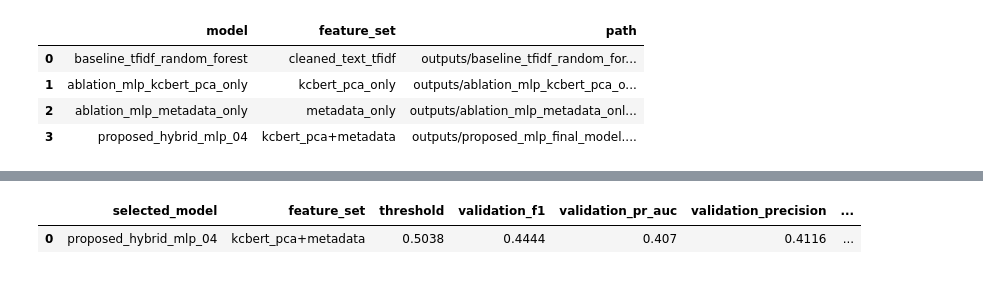
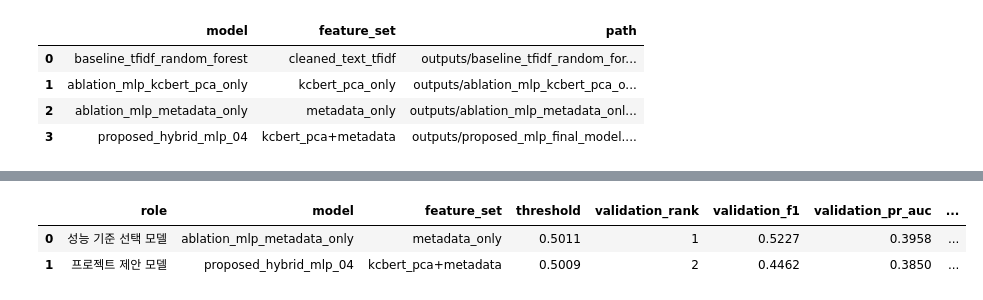
Before and after one commit to HSU-bigdata-project/review-refining, a Jupyter notebook: 06_model_selection_error_analysis.ipynb, the cells around one changed output, grey strips where cells are left out. Cells and saved outputs as stored; diff of their text form; code cells hidden in the pictures.

```diff
--- a/06_model_selection_error_analysis.ipynb
+++ b/06_model_selection_error_analysis.ipynb
@@ -254,46 +281,76 @@ Record test performance for the selected model, but do not switch models based o
 # %%
 selected_row = validation_comparison.iloc[0].copy()
 selected_model_name = selected_row['model']
 selected_spec = next(spec for spec in model_specs if spec['model'] == selected_model_name)
 selected_bundle = model_bundles[selected_model_name]
 selected_threshold = float(selected_bundle.get('best_threshold', selected_bundle.get('default_threshold', 0.5)))
-
 selected_test_row = test_comparison[test_comparison['model'] == selected_model_name].iloc[0].copy()
 
+proposed_model_name = 'proposed_hybrid_mlp_04'
+proposed_spec = next(spec for spec in model_specs if spec['model'] == proposed_model_name)
+proposed_bundle = model_bundles[proposed_model_name]
+proposed_threshold = float(proposed_bundle.get('best_threshold', proposed_bundle.get('default_threshold', 0.5)))
+proposed_row = validation_comparison[validation_comparison['model'] == proposed_model_name].iloc[0].copy()
+proposed_test_row = test_comparison[test_comparison['model'] == proposed_model_name].iloc[0].copy()
+
 selection_reason = (
-    'Selected because it has the highest event-class F1 on validation with the stored tuned threshold. '
-    'Test data is used only for final reference metrics and error analysis.'
+    '저장된 threshold를 적용했을 때 validation 이벤트 F1이 가장 높아 선택했다. '
+    'test 데이터는 최종 참고 성능과 오답 분석에만 사용했다.'
 )
+proposed_reason = '프로젝트 제안 구조인 KcBERT PCA + metadata hybrid 모델이므로 성능 기준 선택 모델과 별도로 저장한다.'
 
-selected_display = pd.DataFrame([{
-    'selected_model': selected_model_name,
-    'feature_set': selected_row['feature_set'],
-    'threshold': selected_threshold,
-    'validation_f1': selected_row['f1'],
-    'validation_pr_auc': selected_row['pr_auc'],
-    'validation_precision': selected_row['precision'],
-    'validation_recall': selected_row['recall'],
-    'test_f1_reference': selected_test_row['f1'],
-    'test_pr_auc_reference': selected_test_row['pr_auc'],
-    'test_precision_reference': selected_test_row['precision'],
-    'test_recall_reference': selected_test_row['recall'],
-    'test_fp_reference': int(selected_test_row['fp']),
-    'test_fn_reference': int(selected_test_row['fn']),
-    'selection_reason': selection_reason,
-}]).round({
+selection_and_proposed_display = pd.DataFrame([
+    {
+        'role': '성능 기준 선택 모델',
+        'model': selected_model_name,
+        'feature_set': selected_row['feature_set'],
+        'threshold': selected_threshold,
+        'validation_rank': int(selected_row['rank']),
+        'validation_f1': selected_row['f1'],
+        'validation_pr_auc': selected_row['pr_auc'],
+        'validation_precision': selected_row['precision'],
+        'validation_recall': selected_row['recall'],
+        'test_f1_reference': selected_test_row['f1'],
+        'test_pr_auc_reference': selected_test_row['pr_auc'],
+        'test_precision_reference': selected_test_row['precision'],
+        'test_recall_reference': selected_test_row['recall'],
+        'test_fp_reference': int(selected_test_row['fp']),
+        'test_fn_reference': int(selected_test_row['fn']),
+        'note': selection_reason,
+    },
+    {
+        'role': '프로젝트 제안 모델',
+        'model': proposed_model_name,
+        'feature_set': proposed_row['feature_set'],
+        'threshold': proposed_threshold,
+        'validation_rank': int(proposed_row['rank']),
+        'validation_f1': proposed_row['f1'],
+        'validation_pr_auc': proposed_row['pr_auc'],
+        'validation_precision': proposed_row['precision'],
+        'validation_recall': proposed_row['recall'],
+        'test_f1_reference': proposed_test_row['f1'],
+        'test_pr_auc_reference': proposed_test_row['pr_auc'],
+        'test_precision_reference': proposed_test_row['precision'],
+        'test_recall_reference': proposed_test_row['recall'],
+        'test_fp_reference': int(proposed_test_row['fp']),
+        'test_fn_reference': int(proposed_test_row['fn']),
+        'note': proposed_reason,
+    },
+]).round({
     'threshold': 4,
     'validation_f1': 4,
     'validation_pr_auc': 4,
     'validation_precision': 4,
     'validation_recall': 4,
     'test_f1_reference': 4,
     'test_pr_auc_reference': 4,
     'test_precision_reference': 4,
     'test_recall_reference': 4,
 })
 
-display(selected_display)
+display(selection_and_proposed_display)
 # %% [output]
-|  | selected_model | feature_set | threshold | validation_f1 | validation_pr_auc | validation_precision | ... |
-| 0 | proposed_hybrid_mlp_04 | kcbert_pca+metadata | 0.5038 | 0.4444 | 0.407 | 0.4116 | ... |
+|  | role | model | feature_set | threshold | validation_rank | validation_f1 | validation_pr_auc | ... |
+| 0 | 성능 기준 선택 모델 | ablation_mlp_metadata_only | metadata_only | 0.5011 | 1 | 0.5227 | 0.3958 | ... |
+| 1 | 프로젝트 제안 모델 | proposed_hybrid_mlp_04 | kcbert_pca+metadata | 0.5009 | 2 | 0.4462 | 0.3850 | ... |
 # %% [markdown]
```
Also changed, not shown: parts of 21 cells of this notebook, 10 other files.
